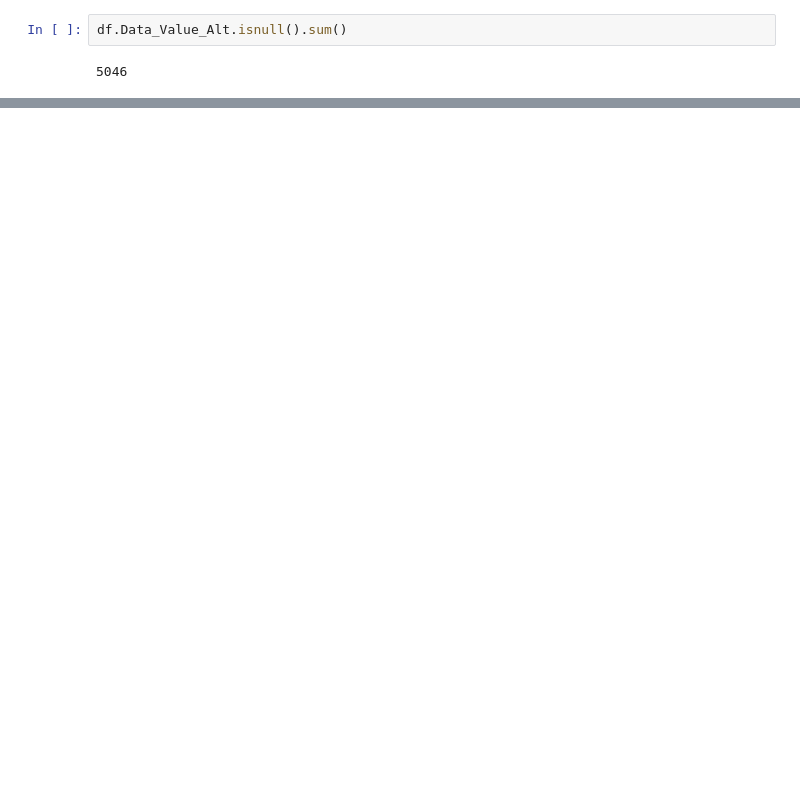
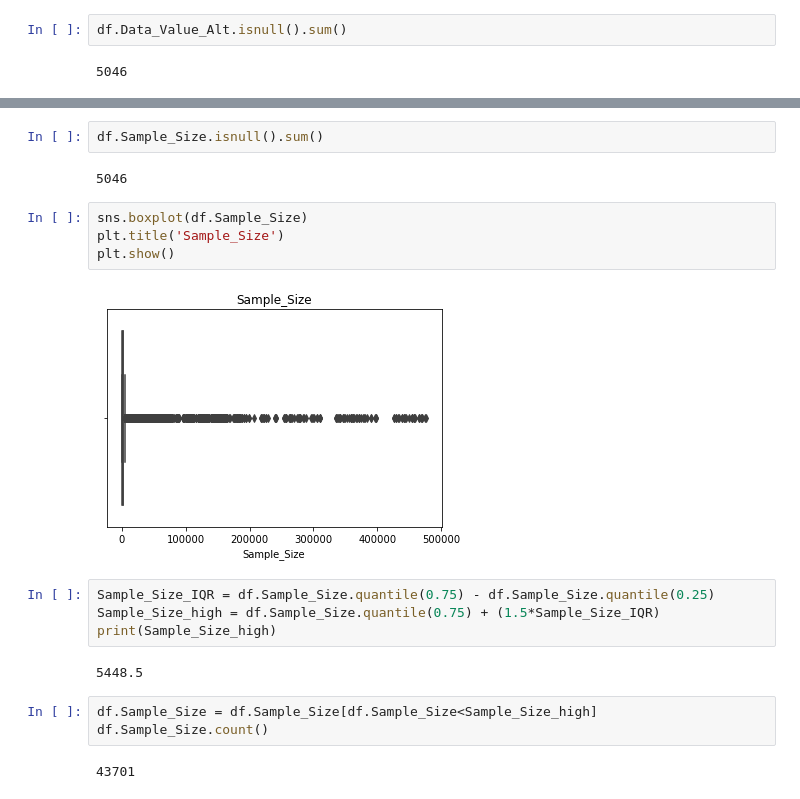
Before and after one commit to deepakjeff2/data-cleaning, a Jupyter notebook: Nutrition.ipynb, the cells around one changed output, grey strips where cells are left out. Drawn from its saved outputs; the diff is of its cells as text; blank space fills up the shorter version.

```diff
--- a/Nutrition.ipynb
+++ b/Nutrition.ipynb
@@ -505,0 +534,21 @@ KeyError: 'High_Confidence_Limit'
+# %%
+df.Sample_Size.isnull().sum()
+# %% [output]
+5046
+# %%
+sns.boxplot(df.Sample_Size)
+plt.title('Sample_Size')
+plt.show()
+# %% [output]
+[figure, added]
+# %%
+Sample_Size_IQR = df.Sample_Size.quantile(0.75) - df.Sample_Size.quantile(0.25)
+Sample_Size_high = df.Sample_Size.quantile(0.75) + (1.5*Sample_Size_IQR)
+print(Sample_Size_high)
+# %% [output]
+5448.5
+# %%
+df.Sample_Size = df.Sample_Size[df.Sample_Size<Sample_Size_high]
+df.Sample_Size.count()
+# %% [output]
+43701
```
Also changed, not shown: parts of 34 cells of this notebook.
